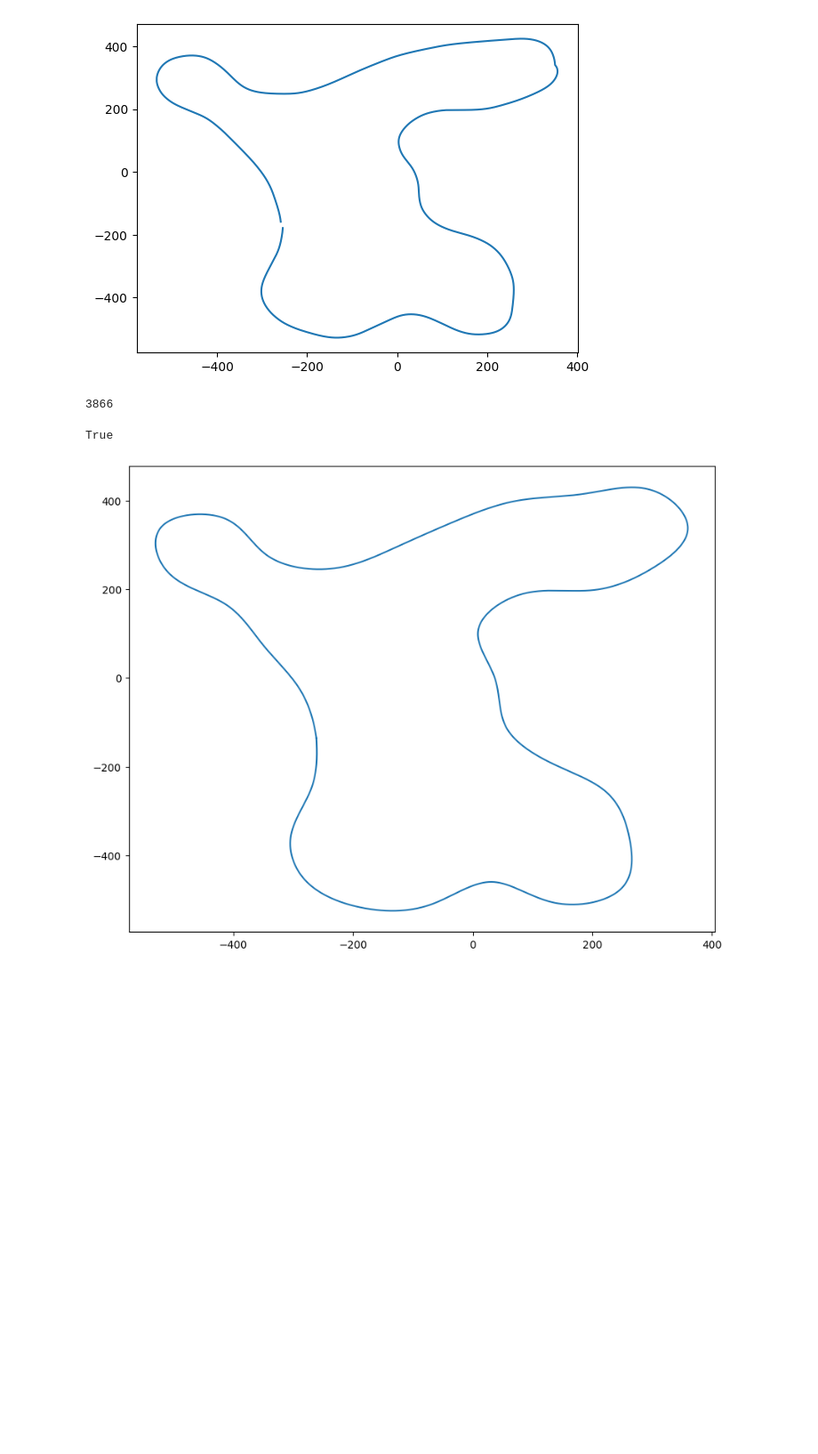
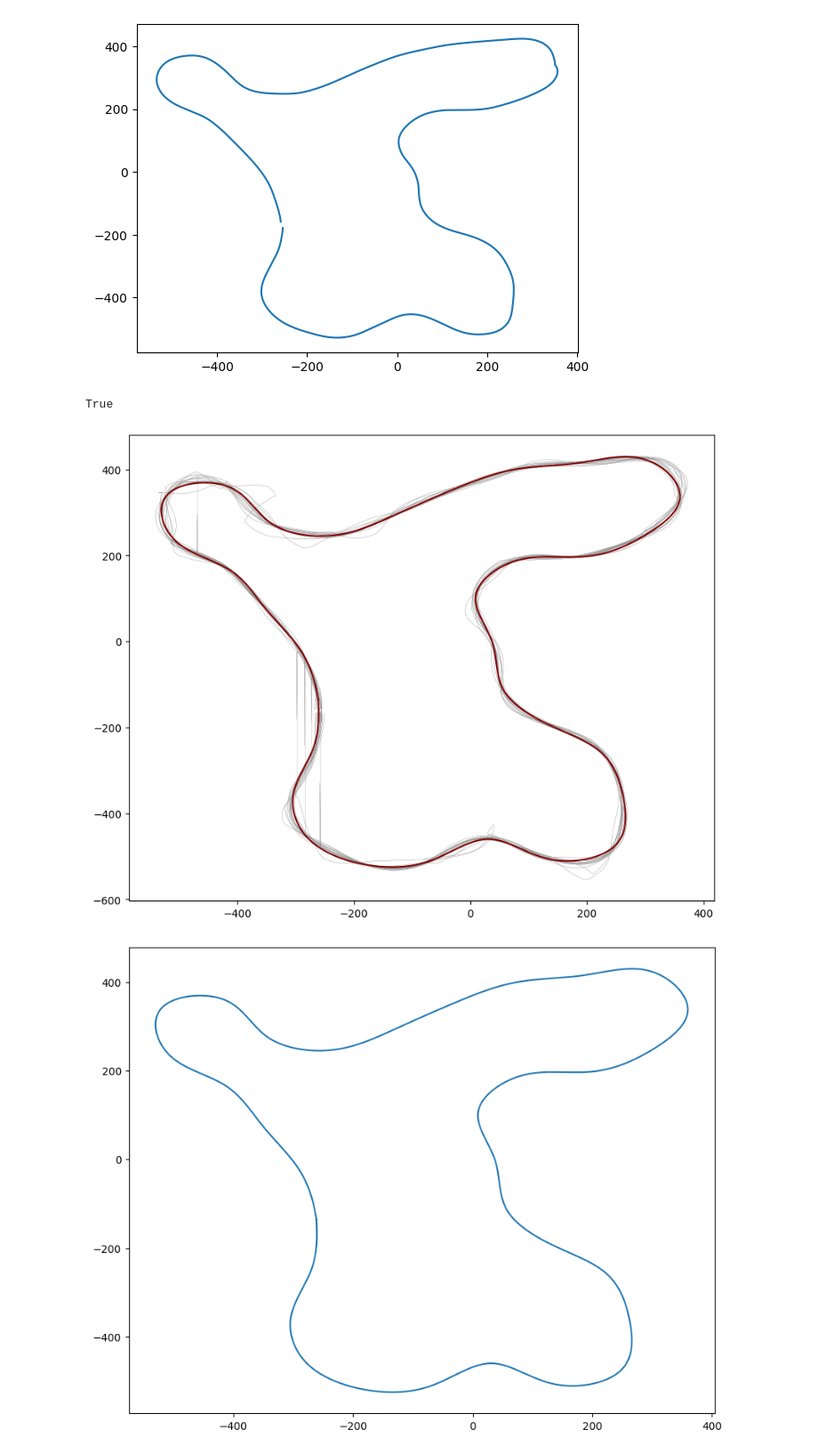
Before and after one commit to jerrymhuang/DreamDrone, a Jupyter notebook: FinalProject/exploration/data_exploration.ipynb, the cells around one changed output. Shown at 89% size. Cells and saved outputs as stored; diff of their text form; code cells hidden in the pictures; blank space fills up the shorter version.

```diff
--- a/FinalProject/exploration/data_exploration.ipynb
+++ b/FinalProject/exploration/data_exploration.ipynb
@@ -48,17 +48,19 @@ def read_data_from_subjects():
     return dataset
 # %%
 dataset = read_data_from_subjects()
-len(dataset[2])
-# %% [output]
-3866
 # %%
 def plot_trajectories(optimal_path, real_path):
     f, ax = plt.subplots(1, 1, figsize=(10, 8))
 
-    ax = sns.lineplot(x=optimal_path[:,0], y=optimal_path[:,1], sort=False)
+    for i in range(int(len(real_path) / 2)):
+        ax = sns.lineplot(
+            x=real_path[i*2][:,0],
+            y=real_path[i*2][:,1],
+            sort=False,
+            color="gray", linewidth=0.25
+        )
 
-    for i in range(len(real_path)):
-        ax = sns.lineplot(x=real_path[:,0], y=real_path[:,1], sort=False)
+    ax = sns.lineplot(x=optimal_path[:,0], y=optimal_path[:,1], sort=False, color="maroon")
 # %%
 optimal_path = pd.read_csv('../data/trajectories/optimal_path.csv', delimiter=";").to_numpy()
 optimal_heading = pd.read_csv('../data/trajectories/optimal_heading.csv', delimiter=";").to_numpy()
@@ -66,6 +68,10 @@ optimal_heading = pd.read_csv('../data/trajectories/optimal_heading.csv', delimi
 optimal_path.shape[0] == optimal_heading.shape[0]
 # %% [output]
 True
+# %%
+plot_trajectories(optimal_path, dataset)
+# %% [output]
+[figure, added]
 # %%
 f, ax = plt.subplots(1, 1, figsize=(10, 8))
 ax = sns.lineplot(x=optimal_path[:,0], y=optimal_path[:,1], sort=False)
```
Also changed, not shown: 1 other file.
